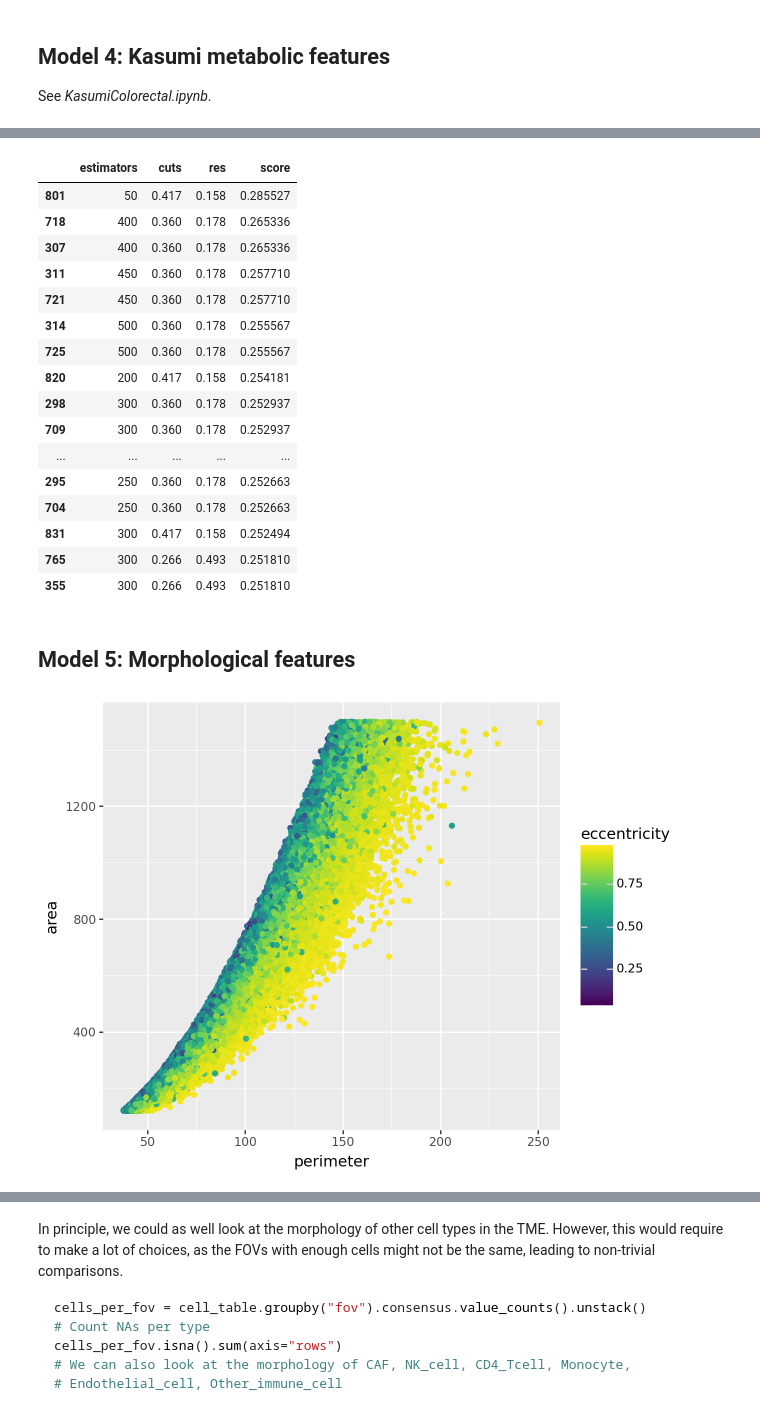
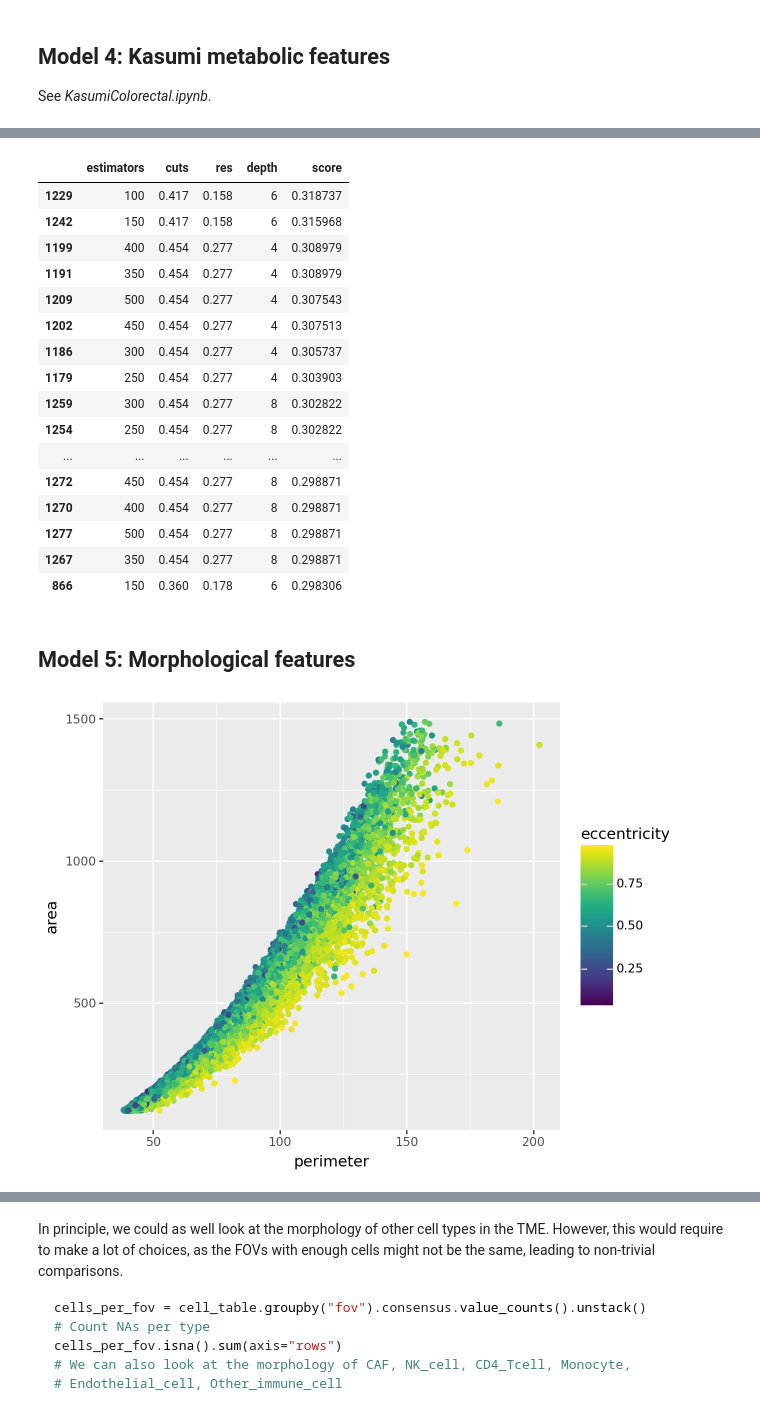
Before and after one commit to HartmannLab/MIBI-Analysis_Hamburg_CRC_TMA_2024, a Jupyter notebook: notebooks/spatial/StageXGB.ipynb, the cells around one changed output, grey strips where cells are left out. Saved outputs shown, nothing was run; the diff lists cells and outputs as text; code cells hidden in the pictures.

```diff
--- a/notebooks/spatial/StageXGB.ipynb
+++ b/notebooks/spatial/StageXGB.ipynb
@@ -593,31 +872,31 @@ Parallel(n_jobs=5)(delayed(test_clustering_kasumi)(f) for f in kasumi_files)
 # %%
 pd.read_csv("../../data/model4_kasumi_markers_f1_scores.txt", header=None,
-            names=["estimators", "cuts", "res", "score"]).sort_values("score", ascending=False).head(20)
+            names=["estimators", "cuts", "res", "depth", "score"]).sort_values("score", ascending=False).head(20)
 # %% [output]
-|  | estimators | cuts | res | score |
-| 801 | 50 | 0.417 | 0.158 | 0.285527 |
-| 718 | 400 | 0.360 | 0.178 | 0.265336 |
-| 307 | 400 | 0.360 | 0.178 | 0.265336 |
-| 311 | 450 | 0.360 | 0.178 | 0.257710 |
-| 721 | 450 | 0.360 | 0.178 | 0.257710 |
-| 314 | 500 | 0.360 | 0.178 | 0.255567 |
-| 725 | 500 | 0.360 | 0.178 | 0.255567 |
-| 820 | 200 | 0.417 | 0.158 | 0.254181 |
-| 298 | 300 | 0.360 | 0.178 | 0.252937 |
-| 709 | 300 | 0.360 | 0.178 | 0.252937 |
-| ... | ... | ... | ... | ... |
-| 295 | 250 | 0.360 | 0.178 | 0.252663 |
-| 704 | 250 | 0.360 | 0.178 | 0.252663 |
-| 831 | 300 | 0.417 | 0.158 | 0.252494 |
-| 765 | 300 | 0.266 | 0.493 | 0.251810 |
-| 355 | 300 | 0.266 | 0.493 | 0.251810 |
+|  | estimators | cuts | res | depth | score |
+| 1229 | 100 | 0.417 | 0.158 | 6 | 0.318737 |
+| 1242 | 150 | 0.417 | 0.158 | 6 | 0.315968 |
+| 1199 | 400 | 0.454 | 0.277 | 4 | 0.308979 |
+| 1191 | 350 | 0.454 | 0.277 | 4 | 0.308979 |
+| 1209 | 500 | 0.454 | 0.277 | 4 | 0.307543 |
+| 1202 | 450 | 0.454 | 0.277 | 4 | 0.307513 |
+| 1186 | 300 | 0.454 | 0.277 | 4 | 0.305737 |
+| 1179 | 250 | 0.454 | 0.277 | 4 | 0.303903 |
+| 1259 | 300 | 0.454 | 0.277 | 8 | 0.302822 |
+| 1254 | 250 | 0.454 | 0.277 | 8 | 0.302822 |
+| ... | ... | ... | ... | ... | ... |
+| 1272 | 450 | 0.454 | 0.277 | 8 | 0.298871 |
+| 1270 | 400 | 0.454 | 0.277 | 8 | 0.298871 |
+| 1277 | 500 | 0.454 | 0.277 | 8 | 0.298871 |
+| 1267 | 350 | 0.454 | 0.277 | 8 | 0.298871 |
+| 866 | 150 | 0.360 | 0.178 | 6 | 0.298306 |
 # %% [markdown]
 ## Model 5: Morphological features
 # %%
 # Information appears correlated but complementary
-ggplot(cell_table, aes(x = 'perimeter', y = 'area', color = 'eccentricity')) + geom_point()
+ggplot(cell_table.sample(20000), aes(x = 'perimeter', y = 'area', color = 'eccentricity')) + geom_point()
 # %% [output]
-[figure, old version]
+[figure, new version]
 # %%
 morpho_features = ['eccentricity', 'perimeter', 'area']
 
```
Also changed, not shown: parts of 44 cells of this notebook.
